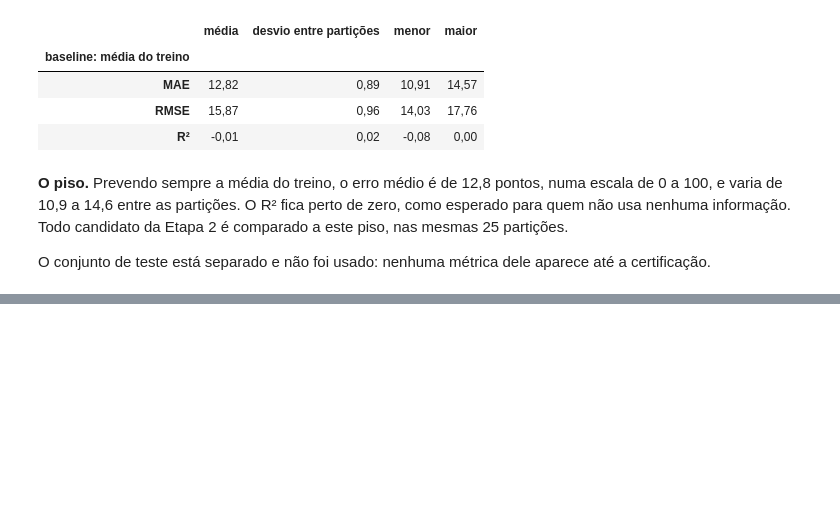
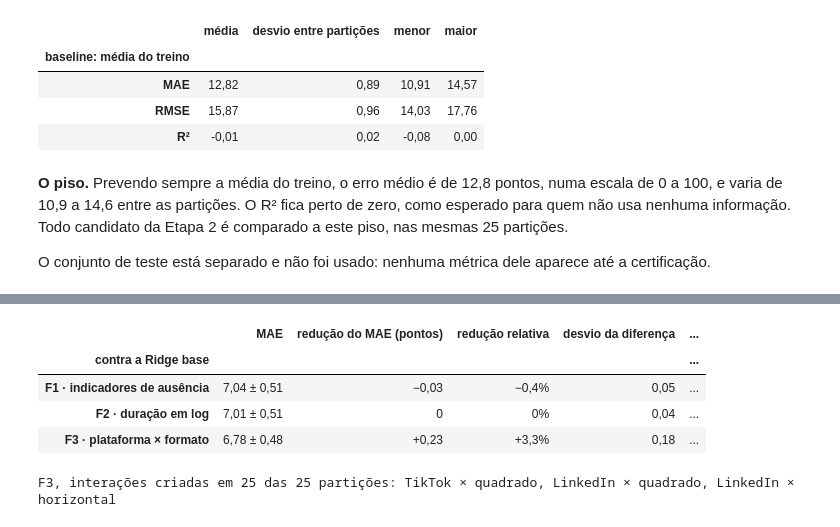
Before and after one commit to murilozgodoy/case_klike.ia, a Jupyter notebook: notebooks/03_modeling.ipynb, the cells around one changed output, grey strips where cells are left out. Saved outputs shown, nothing was run; the diff lists cells and outputs as text; code cells hidden in the pictures; blank space fills up the shorter version.

```diff
--- a/notebooks/03_modeling.ipynb
+++ b/notebooks/03_modeling.ipynb
@@ -351,0 +463,37 @@ O conjunto de teste está separado e não foi usado: nenhuma métrica dele apare
+# %%
+base = m1["Ridge"]
+feature_experiments = {
+    "F1 · indicadores de ausência": FeatureSpec(missing_indicators=True),
+    "F2 · duração em log": FeatureSpec(log_duration=True),
+    "F3 · plataforma × formato": FeatureSpec(platform_format=True),
+}
+f_results = {
+    name: evaluate_on_splits(tuned("ridge", spec), X_development, y_development, splits)
+    for name, spec in feature_experiments.items()
+}
+display(
+    pd.DataFrame(
+        {
+            name: {"MAE": mean_and_spread(folds, "mae"), **paired(folds, base)}
+            for name, folds in f_results.items()
+        }
+    ).T.rename_axis("contra a Ridge base")
+)
+
+
+def interactions_in(train: np.ndarray) -> tuple[str, ...]:
+    """Combinações de plataforma e formato com suporte no treino de uma partição."""
+    pipeline = build_pipeline("ridge", FeatureSpec(platform_format=True))
+    names = pipeline.fit(X_development.iloc[train], y_development.iloc[train])[0]
+    return tuple(name for name in names.get_feature_names_out() if "×" in name)
+
+
+for combinations, n in Counter(interactions_in(train) for train, _ in splits).items():
+    print(f"F3, interações criadas em {n} das {len(splits)} partições: {', '.join(combinations)}")
+# %% [output]
+|  | MAE | redução do MAE (pontos) | redução relativa | desvio da diferença | ... |
+| contra a Ridge base |  |  |  |  | ... |
+| F1 · indicadores de ausência | 7,04 ± 0,51 | −0,03 | −0,4% | 0,05 | ... |
+| F2 · duração em log | 7,01 ± 0,51 | 0 | 0% | 0,04 | ... |
+| F3 · plataforma × formato | 6,78 ± 0,48 | +0,23 | +3,3% | 0,18 | ... |
+F3, interações criadas em 25 das 25 partições: TikTok × quadrado, LinkedIn × quadrado, LinkedIn × horizontal
```
Also changed, not shown: parts of 8 cells of this notebook, 2 other files.
